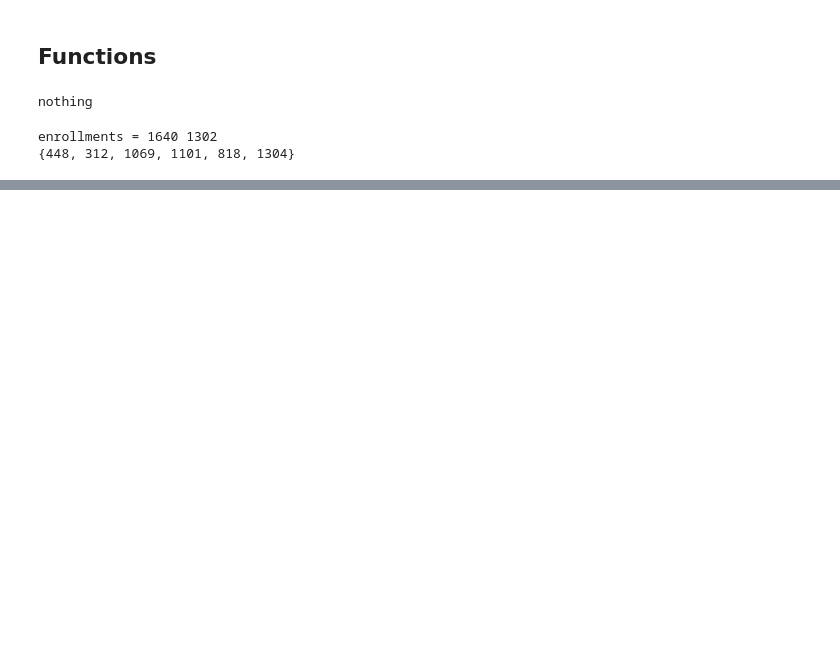
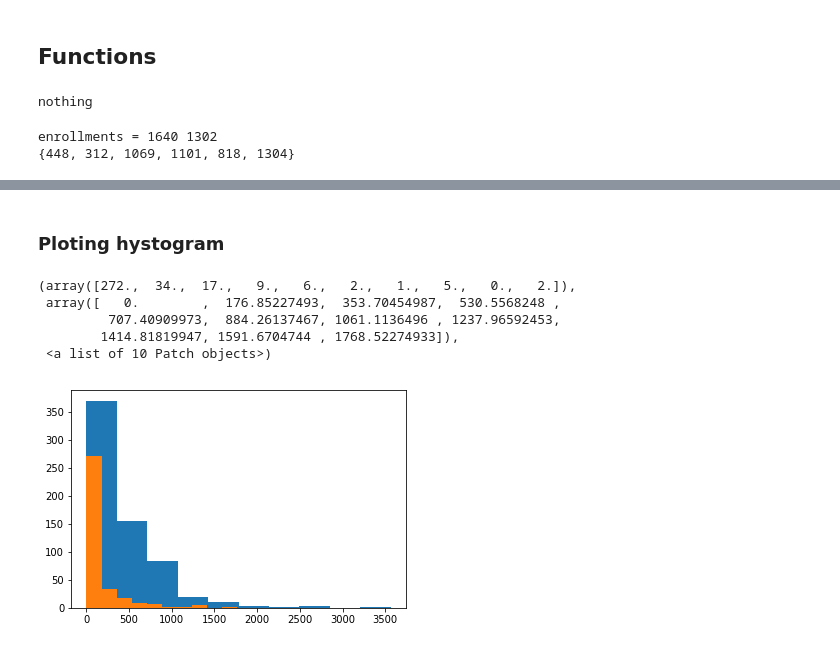
Before and after one commit to udacity-course/Data-Analysis, a Jupyter notebook: Data Analisys.ipynb, the cells around one changed output, grey strips where cells are left out. Cells and saved outputs as stored; diff of their text form; code cells hidden in the pictures; blank space fills up the shorter version.

Commit message:
end of first lesson

```diff
--- a/Data Analisys.ipynb
+++ b/Data Analisys.ipynb
@@ -297,0 +419,14 @@ print(minutes_average)
+# %%
+#get account keys of whos passed the engagement
+passed_keys = list()
+not_passed_keys = list()
+
+for data in paid_submissions:
+    if data["lesson_key"] == "746169184" or data["lesson_key"] == "3176718735":
+        if data["assigned_rating"] == 'PASSED' or data["assigned_rating"] == 'DISTINCTION' :
+            passed_keys.append(data["account_key"])
+        else:
+            not_passed_keys.append(data["account_key"])
+
+print(len(passed_keys))
+print(len(not_passed_keys))
@@ -297,0 +436,23 @@ print(minutes_average)
+# %%
+passing_engagement = []
+non_passing_engagement = []
+
+for data in paid_engagement_in_first_week:
+    account_key = data["account_key"]
+
+    if account_key in passed_keys:
+        passing_engagement.append(data)
+    else:
+        non_passing_engagement.append(data)
+# %%
+passing_engagement_data_dict = group_data(passing_engagement)
+non_passing_engagement_data_dict = group_data(non_passing_engagement)
+# %%
+print("passing studentes")
+passing_engagement_per_account = data_per_account(passing_engagement_data_dict,'total_minutes_visited')
+pass_total_minutes = list(passing_engagement_per_account.values())
+describe_data(pass_total_minutes)
+print("\n\nnon passing students")
+non_passing_engagement_per_account = data_per_account(non_passing_engagement_data_dict,'total_minutes_visited')
+non_pass_total_minutes = list(non_passing_engagement_per_account.values())
+describe_data(non_pass_total_minutes)
@@ -297,0 +516,12 @@ print(minutes_average)
+# %% [markdown]
+### Ploting hystogram
+# %%
+plt.hist(pass_total_minutes)
+plt.hist(non_pass_total_minutes)
+# %% [output]
+(array([272.,  34.,  17.,   9.,   6.,   2.,   1.,   5.,   0.,   2.]),
+ array([   0.        ,  176.85227493,  353.70454987,  530.5568248 ,
+         707.40909973,  884.26137467, 1061.1136496 , 1237.96592453,
+        1414.81819947, 1591.6704744 , 1768.52274933]),
+ <a list of 10 Patch objects>)
+[figure, added]
```
Also changed, not shown: parts of 17 cells of this notebook.
